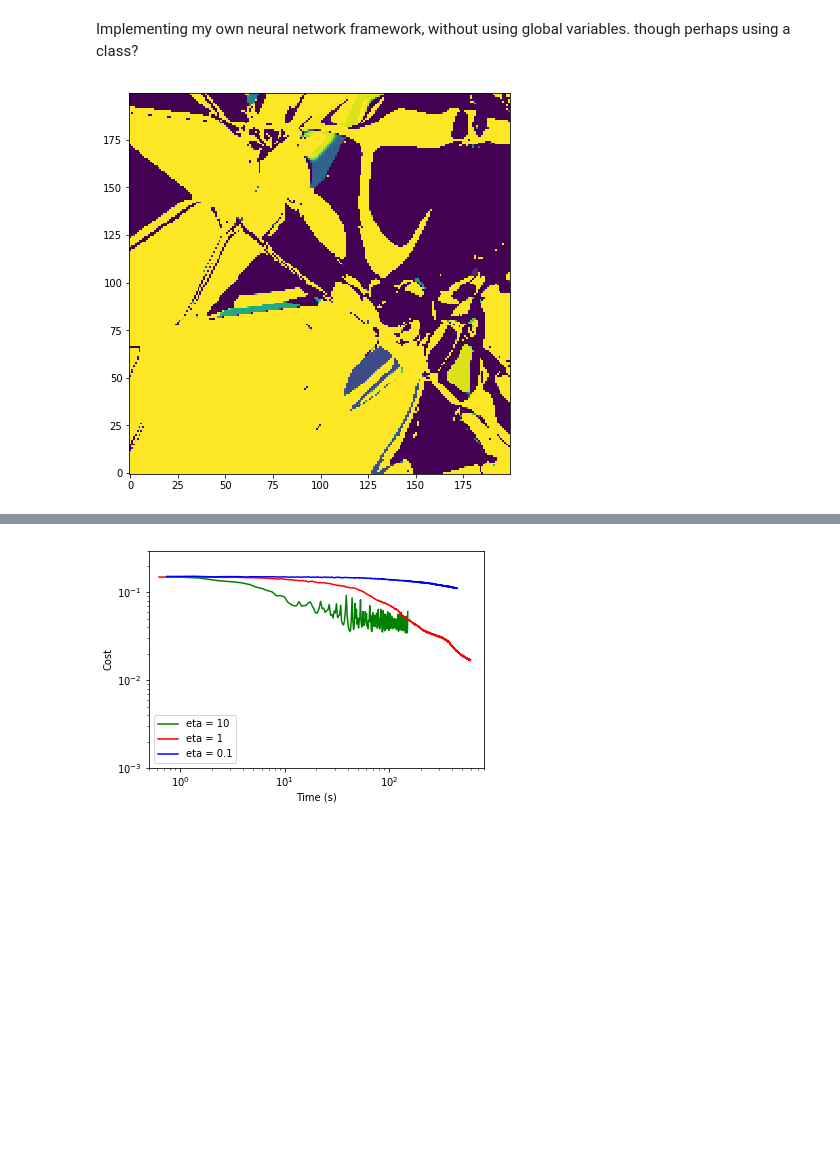
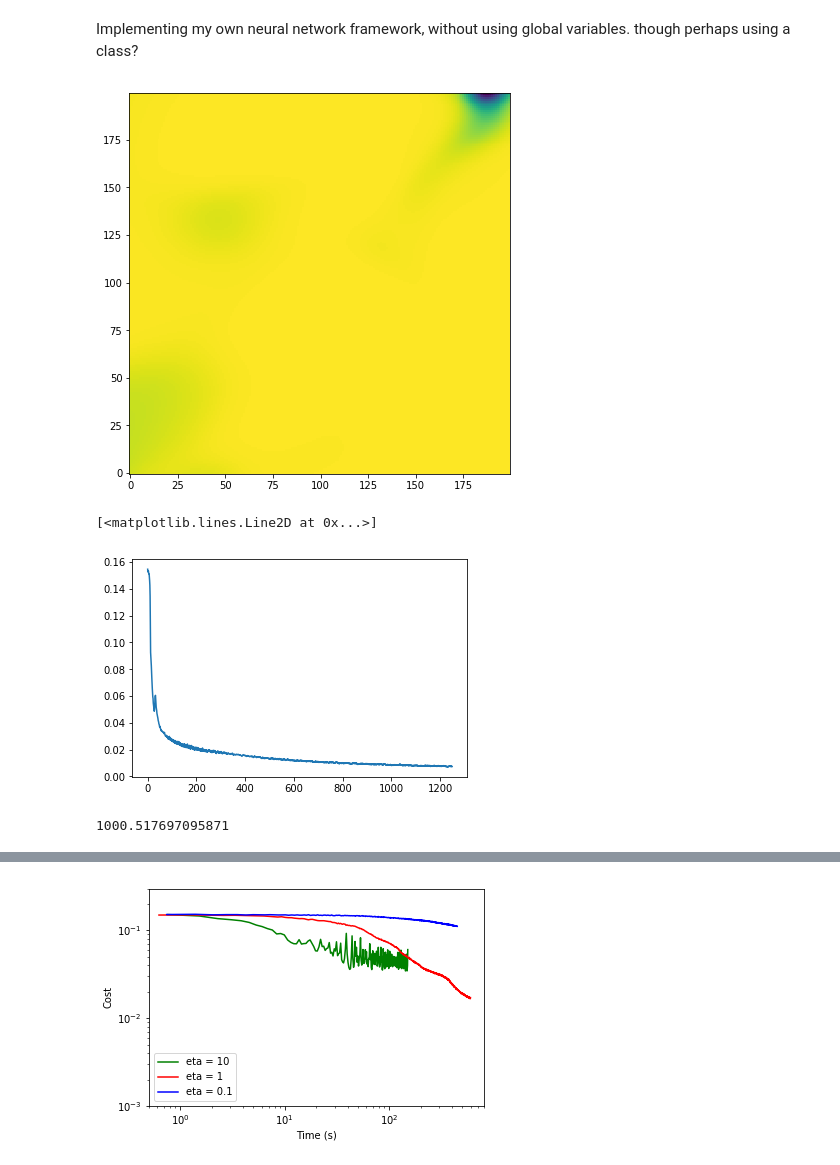
Before and after one commit to Swicano/IntroML_NBs, a Jupyter notebook: ObjectNN.ipynb, the cells around one changed output, grey strips where cells are left out. Cells and saved outputs as stored; diff of their text form; code cells hidden in the pictures; blank space fills up the shorter version.

```diff
--- a/ObjectNN.ipynb
+++ b/ObjectNN.ipynb
@@ -9,8 +9,6 @@ import copy
 import matplotlib.pyplot as plt # for plotting
 %matplotlib inline
 # %%
-from numpy import *
-
 class SimpleNN:
 
   # here we init the class variables and set up the structure, as well
@@ -46,8 +44,8 @@ class SimpleNN:
     self.biases = []
     self.dbiases = []
     for i in range(0,self.layers):
-      b = random.uniform(low=-100,high=+100,size=(1,self.neurons[i]))
-      db = random.uniform(low=-100,high=+100,size=(1,self.neurons[i]))
+      b = random.uniform(low=-5,high=+5,size=(1,self.neurons[i]))
+      db = random.uniform(low=-5,high=+5,size=(1,self.neurons[i]))
       self.biases.append(b)
       self.dbiases.append(db)
       self.y_n.append(zeros(self.neurons[i]))
@@ -56,8 +54,8 @@ class SimpleNN:
 
     self.weights=[]
     for i in range(0,self.layers-1):
-      w = random.uniform(low=-100,high=+100,size=(self.neurons[i],self.neurons[i+1]))
-      dw = random.uniform(low=-100,high=+100,size=(self.neurons[i],self.neurons[i+1]))
+      w = random.uniform(low=-5,high=+5,size=(self.neurons[i],self.neurons[i+1]))
+      dw = random.uniform(low=-5,high=+5,size=(self.neurons[i],self.neurons[i+1]))
       self.weights.append([w,dw])
 
     #here we try it with biases built into the weights vector (this is semi failed)
@@ -213,7 +211,7 @@ plt.figure(figsize=[7,7])
 plt.imshow(y_2D,origin='lower')   # aaand plot it
 plt.show()
 # %% [output]
-[figure, old version]
+[figure, new version]
 # %%
 # Here we begin attempting to train that random net above
 #   by first defining a function which will be our target
@@ -237,38 +235,43 @@ def make_batch(batchsize, insize, outsize, func=myFunc):
 yint,yintest = make_batch(100,2,1)
 # %%
 import copy
-backup5 = copy.deepcopy(simples)
+backup12 = copy.deepcopy(simples)
 # %%
 # a deepcopy lets us reinitialize the nn to its' untrained state easily,
 #   even with random weights
-simples = copy.deepcopy(backup5)
-costs11 = []          #CHANGE
-times11 = []          #CHANGE
+simples = copy.deepcopy(backup12)  #CHANGE
+costs12 = []                       #CHANGE
+times12 = []                       #CHANGE
 # %%
 #here we do the actual training
 training_size = 500 #number of dC/dw steps
 training_time = 1000 # train for this many seconds
 batch_size = 20
 start = time.time()
 end = time.time()+training_time
 
 #for i in range(training_size):  #if you want to train a set number of iterations
 while (time.time() < end):       # if you just want to train for a set amount of time
   yint, yintest = make_batch(batchsize, 2,1, func=myFunc2)
-  costs11.append(simples.Backprop(yint, yintest))             # CHANGE
+  costs12.append(simples.Backprop(yint, yintest))             # CHANGE
   simples.Gradient_step(1.001,0.001)
   time_curr = time.time()
-  times11.append(time_curr-start)                             # CHANGE
+  times12.append(time_curr-start)                             # CHANGE
   start=time_curr
 
 #print(costs1)
-plt.plot(costs11)                                             # CHANGE
+plt.plot(costs12)                                             # CHANGE
 #plt.plot(times1)
+# %% [output]
+[<matplotlib.lines.Line2D at 0x...>]
+[figure, added]
 # %%
-times11tot = []                                   # Change
-times11tot.append(times11[0])                     # Change CHANGE
-for i in range(1,len(times11)):                   # Change
-  times11tot.append(times11tot[-1]+times11[i])    # CHANGE CHANGE CHANGE
+times12tot = []                                   # Change
+times12tot.append(times12[0])                     # Change CHANGE
+for i in range(1,len(times12)):                   # Change
+  times12tot.append(times12tot[-1]+times12[i])    # CHANGE CHANGE CHANGE
 
-print(times11tot[-1])                             # CHANGE
+print(times12tot[-1])                             # CHANGE
+# %% [output]
+1000.517697095871
 # %%
```
Also changed, not shown: parts of 2 cells of this notebook.
